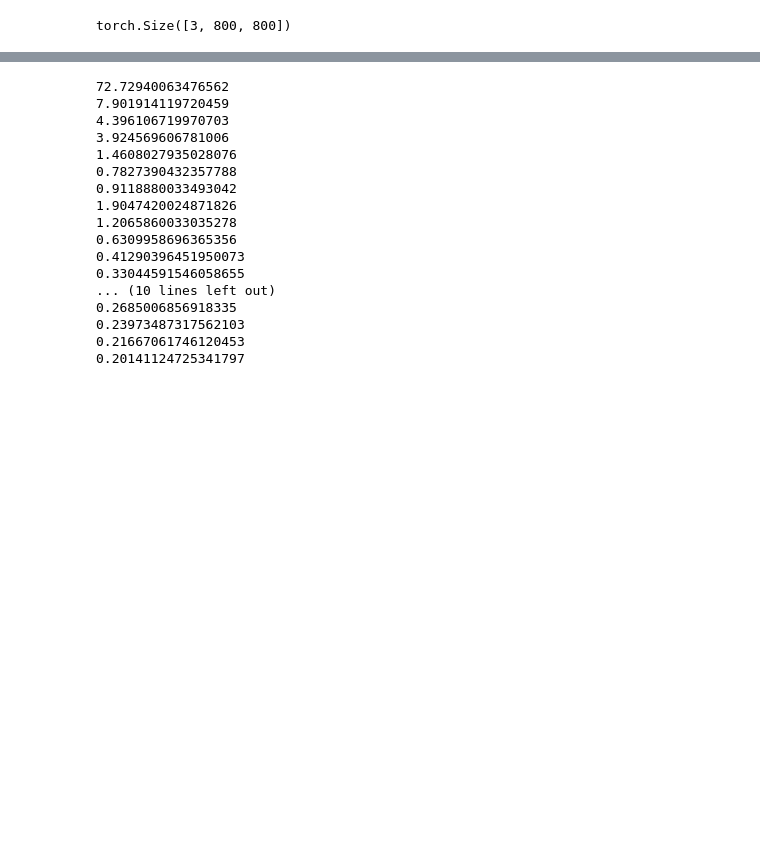
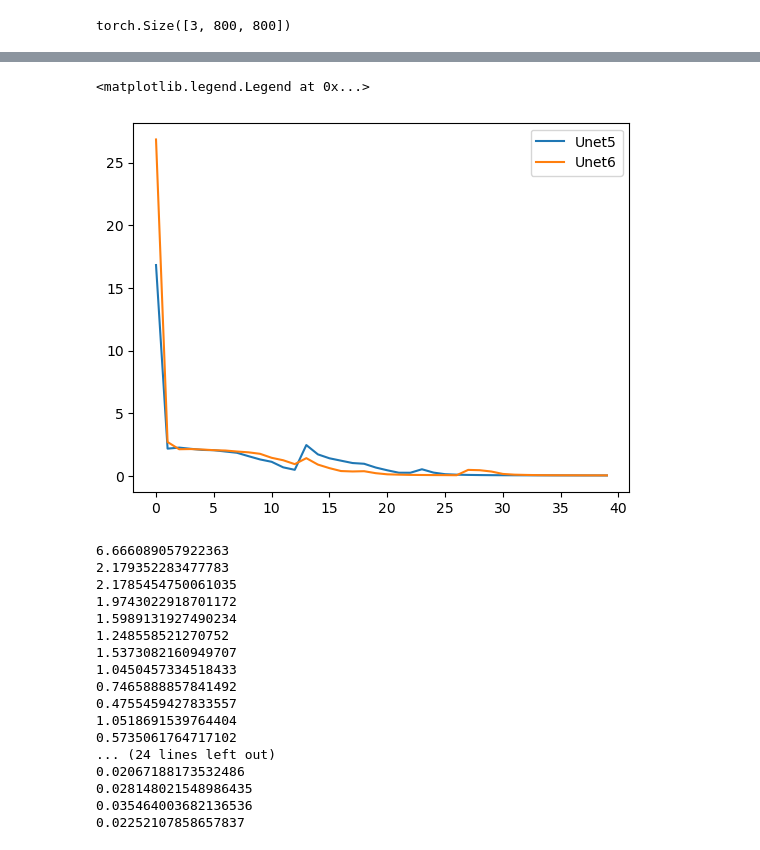
Before and after one commit to tyfei0216/cryoem, a Jupyter notebook: train.ipynb, the cells around one changed output, grey strips where cells are left out. Drawn from its saved outputs; the diff is of its cells as text; code cells hidden in the pictures; blank space fills up the shorter version.

```diff
--- a/train.ipynb
+++ b/train.ipynb
@@ -960,5 +900,5 @@ mask.shape
 # %% [output]
 torch.Size([3, 800, 800])
 # %%
-pixel_values = retdict["pixel_values"][20]
+pixel_values = a["pixel_values"][15]
 pixel_values = pixel_values.unsqueeze(0).repeat(3, 1, 1, 1).to("cpu")
@@ -1012,0 +993,21 @@ def sigmoid_focal_loss(inputs, targets, num_boxes=None, alpha: float = 0.25, gam
+# %%
+import Unet
+importlib.reload(Unet)
+model = modules.UNet6(embed_dim=272, sigmoid=False)
+# model = UNetWithAdditionalInput(3, 1, 272)
+opt = torch.optim.Adam(model.parameters(), lr=1e-4, weight_decay=1e-3)
+model = model.to(3)
+# cri = focal_loss
+losses_Unet5 = []
+cri = nn.BCELoss()
+for i in range(400):
+
+    opt.zero_grad()
+    out = model(pixel_values.float().detach(), embed.detach())
+    # loss = nn.functional.binary_cross_entropy_with_logits(out, masks.float().detach())
+    loss = sigmoid_focal_loss(out, masks.float().detach(), 6, alpha=0.75)
+    loss.backward()
+    opt.step()
+    if i % 10 == 0:
+        print(loss.item())
+        losses_Unet5.append(loss.item())
@@ -1013,34 +1032,43 @@ def sigmoid_focal_loss(inputs, targets, num_boxes=None, alpha: float = 0.25, gam
+# %%
+import matplotlib.pyplot as plt
+plt.plot(losses_Unet5, label="Unet5")
+plt.plot(losses_Unet6, label="Unet6")
+plt.legend()
+# %% [output]
+<matplotlib.legend.Legend at 0x...>
+[figure, added]
 # %%
-model = modules.UNet(3, 1, 272, False)
+importlib.reload(modules)
+model = modules.UNet5(embed_dim=272, sigmoid = False)
 # model = UNetWithAdditionalInput(3, 1, 272)
 opt = torch.optim.Adam(model.parameters(), lr=1e-4, weight_decay=1e-3)
-model = model.to(1)
+model = model.to(3)
 # cri = focal_loss
 cri = nn.BCELoss()
-for i in range(256):
+for i in range(400):
     opt.zero_grad()
-    out = model(pixel_values.float(), embed)
-    # loss = F.binary_cross_entropy_with_logits(out, mask.float())
-    loss = sigmoid_focal_loss(out, mask.float(), 6)
+    out = model(pixel_values.float().detach(), embed.detach())
+    # loss = nn.functional.binary_cross_entropy_with_logits(out, masks.float().detach())
+    loss = sigmoid_focal_loss(out, masks.float().detach(), 6, alpha=0.75)
     loss.backward()
     opt.step()
     if i % 10 == 0:
         print(loss.item())
 # %% [output]
-72.72940063476562
-7.901914119720459
-4.396106719970703
-3.924569606781006
-1.4608027935028076
-0.7827390432357788
-0.9118880033493042
-1.9047420024871826
-1.2065860033035278
-0.6309958696365356
-0.41290396451950073
-0.33044591546058655
-... (10 lines left out)
-0.2685006856918335
-0.23973487317562103
-0.21667061746120453
-0.20141124725341797
+6.666089057922363
+2.179352283477783
+2.1785454750061035
+1.9743022918701172
+1.5989131927490234
+1.248558521270752
+1.5373082160949707
+1.0450457334518433
+0.7465888857841492
+0.4755459427833557
+1.0518691539764404
+0.5735061764717102
+... (24 lines left out)
+0.02067188173532486
+0.028148021548986435
+0.035464003682136536
+0.02252107858657837
```
Also changed, not shown: parts of 30 cells of this notebook, 6 other files.
